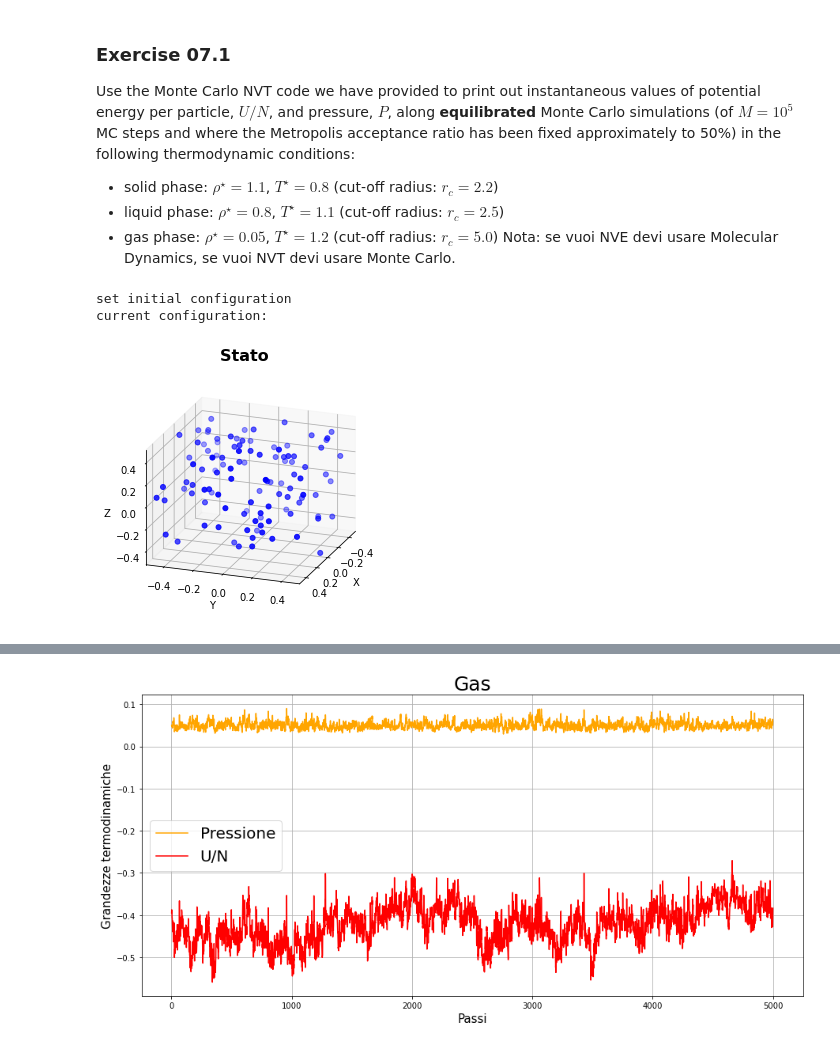
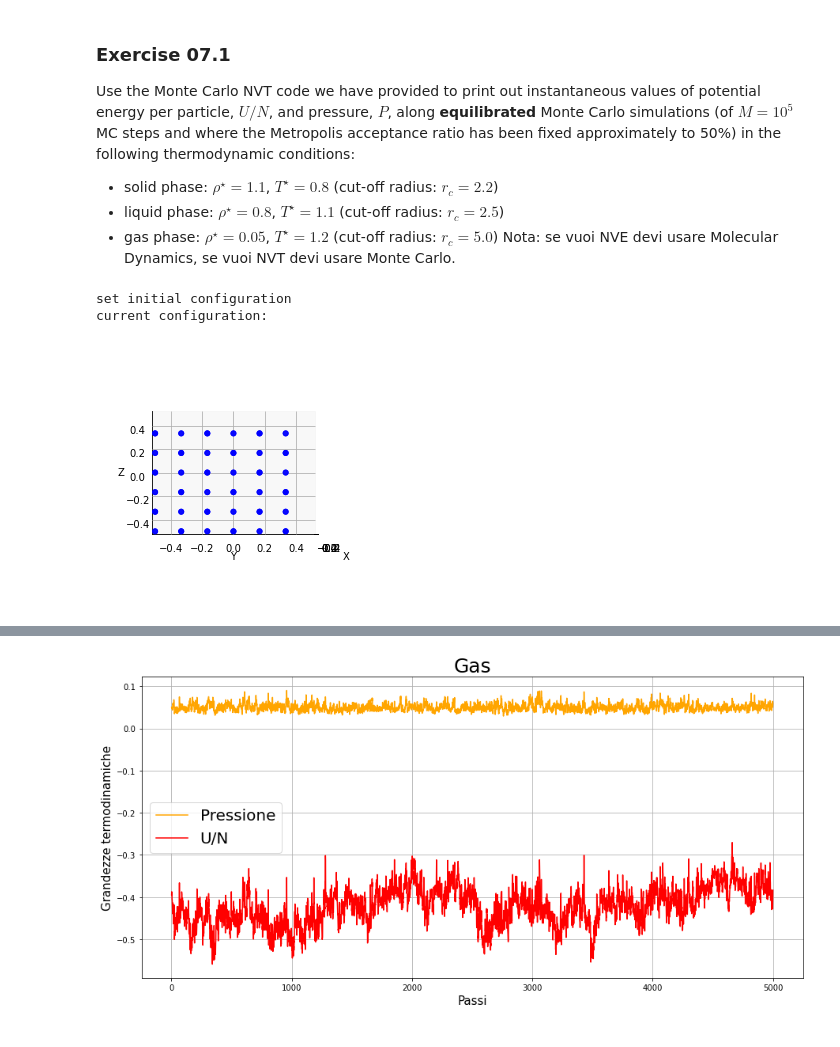
Before and after one commit to Daniele95/LSN, a Jupyter notebook: 7_MonteCarloNVT/LSN_Exercises_07.ipynb, the cells around one changed output, grey strips where cells are left out. Drawn from its saved outputs; the diff is of its cells as text; code cells hidden in the pictures.

```diff
--- a/7_MonteCarloNVT/LSN_Exercises_07.ipynb
+++ b/7_MonteCarloNVT/LSN_Exercises_07.ipynb
@@ -42,8 +41,16 @@ with open("input/input.solid", "r") as file:
 with open("input/input.liquid", "r") as file:
     input_liquid_content = file.read()
 
+input_file = "config/input.dat"
 
-input_file = "config/input.dat"
+def setSolidFcc():
+    with open(input_file, "w") as file:
+        file.write(input_solid_content)
+    Xfcc,Yfxx,Zfxx= np.loadtxt('input/config.fcc',usecols=(0,1,2),unpack=True)
+    data = np.column_stack((Xfcc,Yfxx,Zfxx))
+    np.savetxt('config/config.0', data, fmt='%.6e', delimiter='\t')
+    print('set initial configuration')
+    plotConfig('config/config.0',0,0)
 
 def setSolid():
     with open(input_file, "w") as file:
@@ -52,7 +59,7 @@ def setSolid():
     data = np.column_stack((Xfcc,Yfxx,Zfxx))
     np.savetxt('config/config.0', data, fmt='%.6e', delimiter='\t')
     print('set initial configuration')
-    plotConfig('input/config.solid',0,0)
+    plotConfig('config/config.0',0,0)
 
 def setLiquid():
     with open(input_file, "w") as file:
@@ -61,7 +68,7 @@ def setLiquid():
     data = np.column_stack((Xfcc,Yfxx,Zfxx))
     np.savetxt('config/config.0', data, fmt='%.6e', delimiter='\t')
     print('set initial configuration')
-    plotConfig('input/config.liquid',20,20)
+    plotConfig('config/config.0',20,20)
 
 def setGas():
     with open(input_file, "w") as file:
@@ -70,13 +77,13 @@ def setGas():
     data = np.column_stack((Xfcc,Yfxx,Zfxx))
     np.savetxt('config/config.0', data, fmt='%.6e', delimiter='\t')
     print('set initial configuration')
-    plotConfig('input/config.gas',20,20)
+    plotConfig('config/config.0',20,20)
-# %%
-setGas()
-# %% [output]
-set initial configuration
-current configuration:
-[figure, removed]
+# %%
+setSolidFcc()
+# %% [output]
+set initial configuration
+current configuration:
+[figure, added]
 # %%
 import subprocess
 subprocess.run('./Monte_Carlo_NVT.exe')
```
Also changed, not shown: parts of 2 cells of this notebook, 12 other files.
